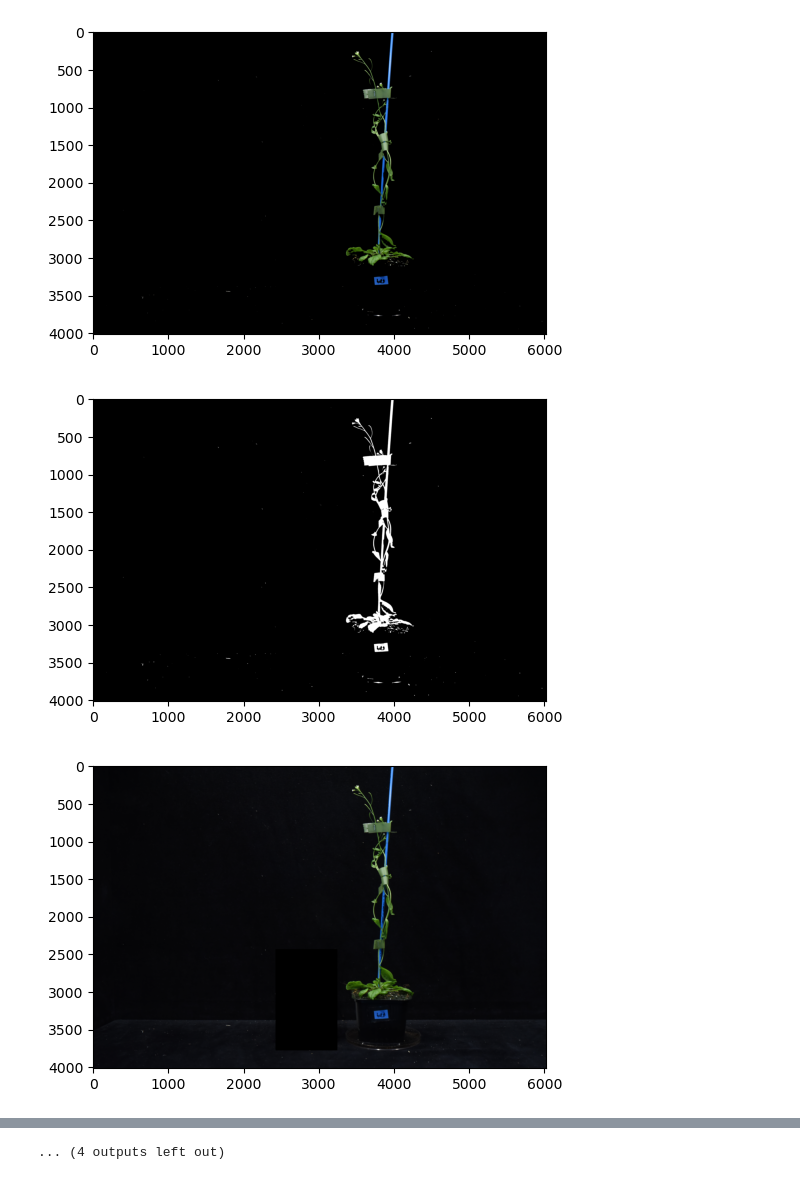
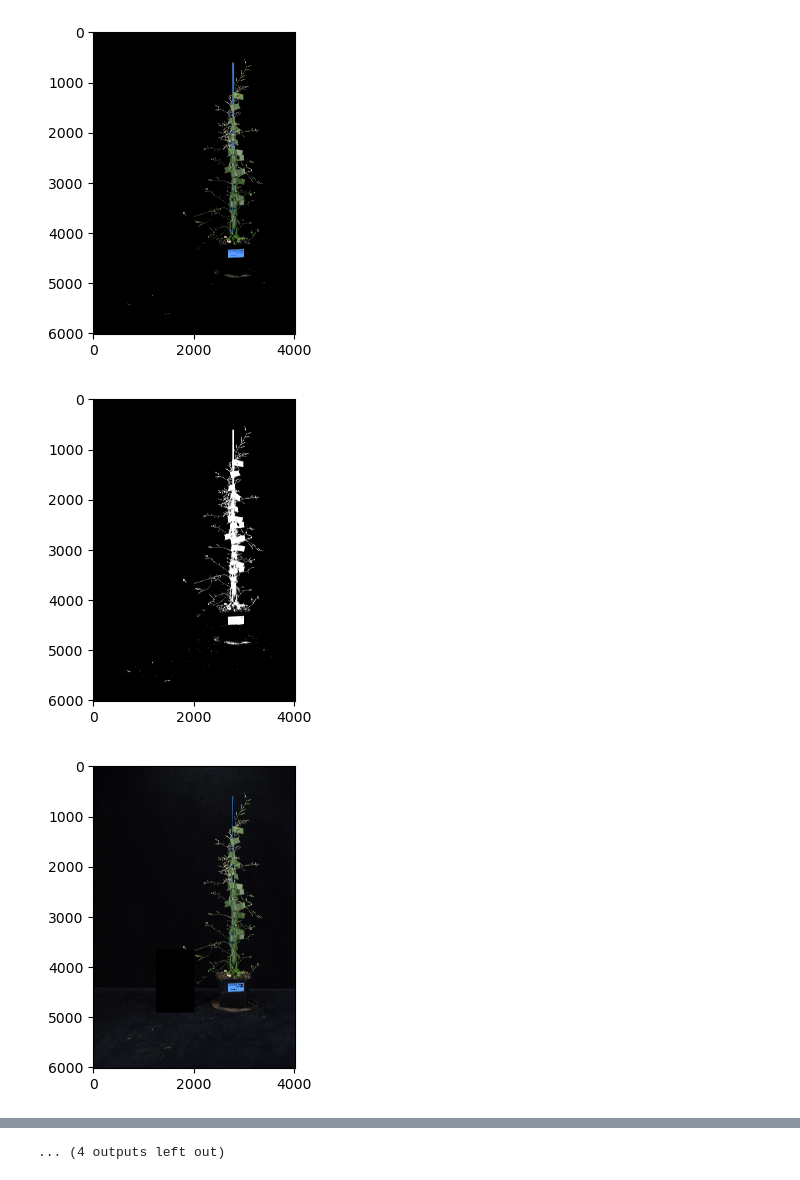
Before and after one commit to leonardblaschek/plantcv, a Jupyter notebook: plantcv_vis.ipynb, the cells around one changed output, grey strips where cells are left out. Cells and saved outputs as stored; diff of their text form; code cells hidden in the pictures.

```diff
--- a/plantcv_vis.ipynb
+++ b/plantcv_vis.ipynb
@@ -14,6 +14,6 @@ pcv.params.debug = 'plot'                     # Plot debug images to the noteboo
 ### Main pipeline
 
 # Read target image
-img_file = '/data/PhD/Phenotyping/2021-07_Emma/Side/29_8.JPG'
+img_file = '/run/media/leonard/data/PhD/Phenotyping/2021-07_Emma/Side/67_106.JPG'
 img, path, filename = pcv.readimage(filename = img_file, mode = "rgb")
 # %% [output]
@@ -78,39 +74,39 @@ s = pcv.rgb2gray_hsv(crop_img, "s")
 # cell 6
 # Threshold A and B channels of the LAB colourspace and the Hue channel of the HSV colourspace
 l_thresh, _ = pcv.threshold.custom_range(img=crop_img, lower_thresh=[70,0,0], upper_thresh=[255,255,255], channel='LAB')
-a_thresh, _ = pcv.threshold.custom_range(img=crop_img, lower_thresh=[0,0,0], upper_thresh=[255,150,255], channel='LAB')
-b_thresh, _ = pcv.threshold.custom_range(img=crop_img, lower_thresh=[0,0,120], upper_thresh=[255,255,255], channel='LAB')
+a_thresh, _ = pcv.threshold.custom_range(img=crop_img, lower_thresh=[0,0,0], upper_thresh=[255,145,255], channel='LAB')
+b_thresh, _ = pcv.threshold.custom_range(img=crop_img, lower_thresh=[0,0,122], upper_thresh=[255,255,255], channel='LAB')
 h_thresh_low, _ = pcv.threshold.custom_range(img=crop_img, lower_thresh=[0,0,0], upper_thresh=[130,255,255], channel='HSV')
 h_thresh_high, _ = pcv.threshold.custom_range(img=crop_img, lower_thresh=[150,0,0], upper_thresh=[255,255,255], channel='HSV')
 h_thresh = pcv.logical_or(h_thresh_low, h_thresh_high)
 
 # Join the thresholded images to keep only consensus pixels
 ab = pcv.logical_and(b_thresh, a_thresh)
 lab = pcv.logical_and(l_thresh, ab)
 labh = pcv.logical_and(lab, h_thresh)
 
 # Fill small objects
 labh_clean = pcv.fill(labh, 200)
 
 # Dilate to close broken borders
 #labh_dilated = pcv.dilate(labh_clean, 4, 1)
 labh_dilated = labh_clean
 
 # Apply mask (for VIS images, mask_color=white)
 masked = pcv.apply_mask(crop_img, labh_dilated, "white")
 
 # Detect, dilate to close, and fill edges
 #edges = pcv.canny_edge_detect(masked, thickness = 5, sigma = 11)
 #edges_dilated = pcv.dilate(edges, 50, 1)
 #edges_fill = pcv.fill_holes(edges_dilated)
 
 #abh_fill = pcv.logical_and(abh_fill, edges_fill)
 
 # Apply mask (for VIS images, mask_color=white)
 #masked = pcv.apply_mask(crop_img, abh_fill, "white")
 
 pcv.print_image(masked, "dilated.png")
 # %% [output]
-[figure, old version]
+[figure, new version]
-[figure, old version]
+[figure, new version]
-[figure, old version]
+[figure, new version]
```
Also changed, not shown: parts of 10 cells of this notebook, 2 other files.
